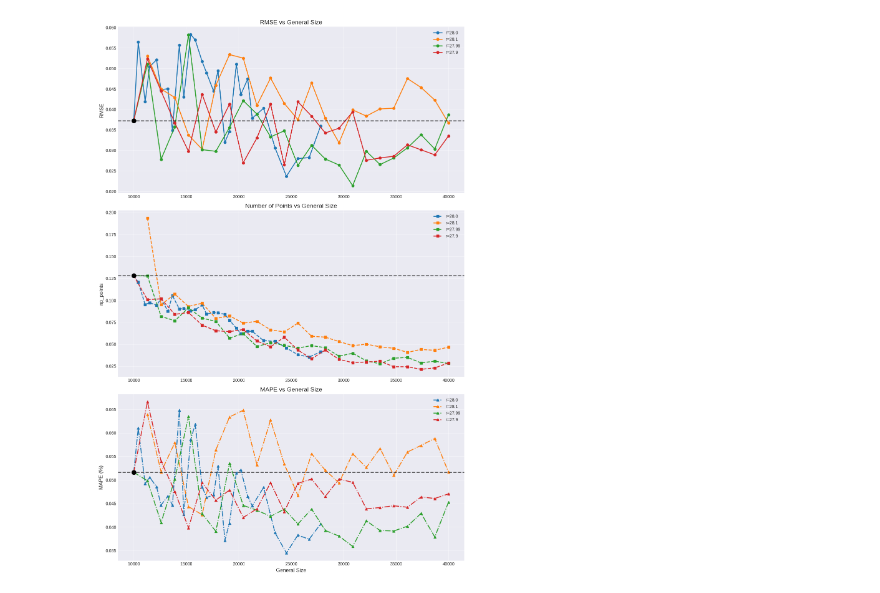
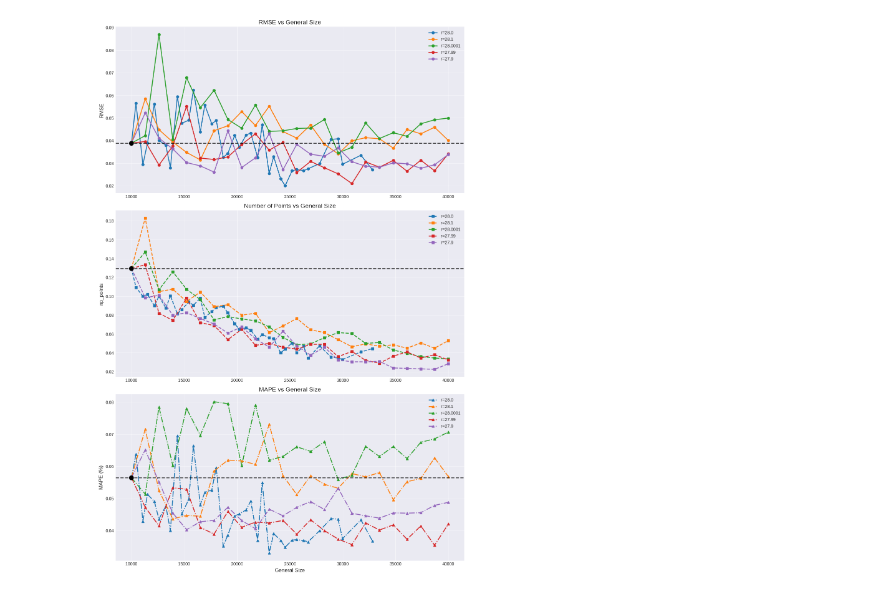
Before and after one commit to yaroslawwww/PaTHoP-assets, a Jupyter notebook: results/Size_experiment/exp.ipynb, the cells around one changed output. Drawn from its saved outputs; the diff is of its cells as text; code cells hidden in the pictures.

```diff
--- a/results/Size_experiment/exp.ipynb
+++ b/results/Size_experiment/exp.ipynb
@@ -17,10 +17,9 @@ df = pd.read_csv(
         'general_size'
     ]
 )
-df = df[100:]
 # Уникальные значения отклонений
 deviations = df['deviation'].unique()
-exclude_deviations = [10, 2, 0.01, 0.001, 0.0001, -1]
+exclude_deviations = [10, 2, 0.01, 0.001, -1]
 df_filtered = df[~df['deviation'].isin(exclude_deviations)]
 
 # Для r=28 (deviation=0) удаляем точки с size < 10000
@@ -89,31 +88,31 @@ plt.grid(True, alpha=0.7)
 plt.legend()
 
 # График для MAPE
 plt.subplot(3, 1, 3)
 for d in deviations:
     subset = df_filtered[df_filtered['deviation'] == d]
     subset = subset.sort_values('general_size')
     plt.plot(
         subset['general_size'],
         subset['mape'],
         '^-.',
         linewidth=2,
         markersize=6,
         label=f'r={d+28}'
     )
 
 # Добавляем горизонтальную линию и выделяем точку для MAPE
 plt.axhline(y=reference_point['mape'], color='black', linestyle='--', linewidth=2, alpha=0.7)
 plt.plot(reference_point['general_size'], reference_point['mape'], 'ko', markersize=10)
 
 plt.title('MAPE vs General Size', fontsize=14)
 plt.xlabel('General Size', fontsize=12)
 plt.ylabel('MAPE (%)', fontsize=12)
 plt.grid(True, alpha=0.7)
 plt.legend()
 
 plt.tight_layout()
 plt.savefig('sorted_metrics_vs_general_size.png', dpi=300)
 plt.show()
 # %% [output]
-[figure, old version]
+[figure, new version]
```
Also changed, not shown: 6 other files.
